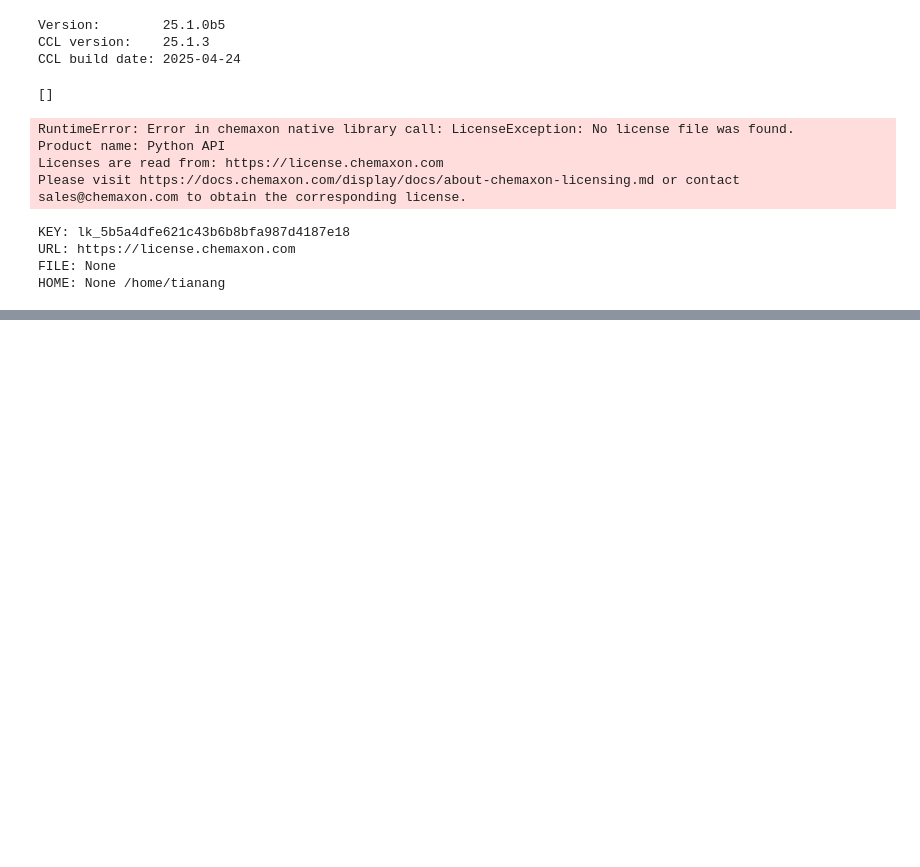
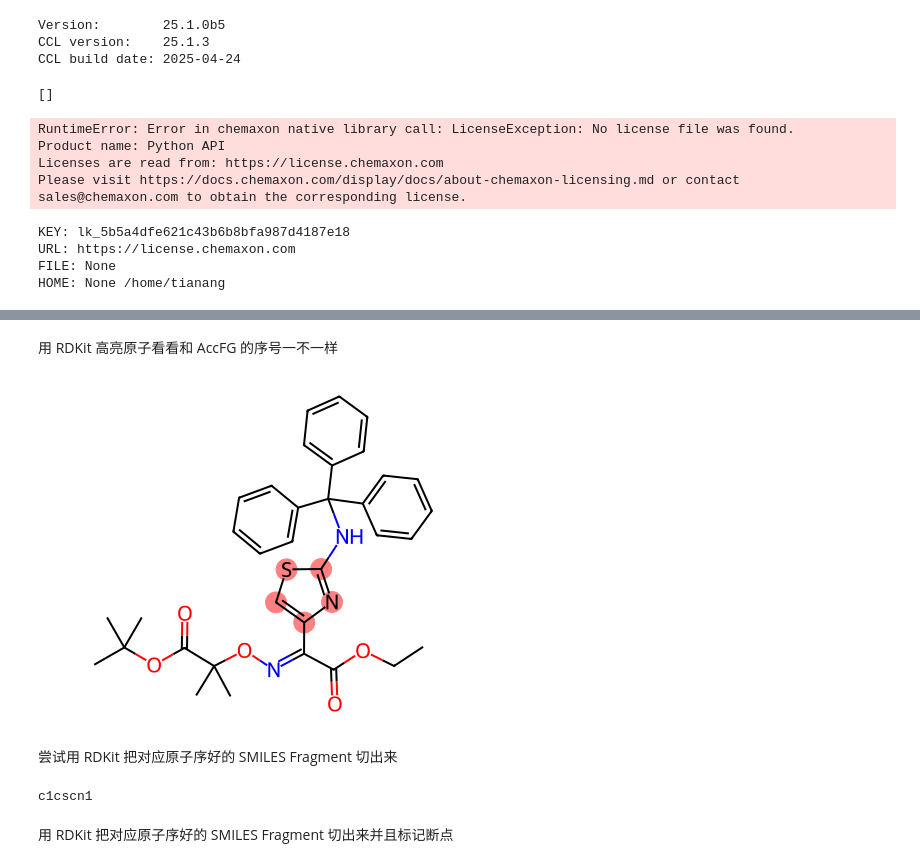
Before and after one commit to DragonDescentZerotsu/Intern-S1-recipe, a Jupyter notebook: debug.ipynb, the cells around one changed output, grey strips where cells are left out. Drawn from its saved outputs; the diff is of its cells as text; code cells hidden in the pictures; blank space fills up the shorter version.

```diff
--- a/debug.ipynb
+++ b/debug.ipynb
@@ -518,0 +633,43 @@ HOME: None /home/tianang
+# %% [markdown]
+用 RDKit 高亮原子看看和 AccFG 的序号一不一样
+# %%
+from rdkit import Chem
+from rdkit.Chem import Draw
+
+smiles = "CCOC(=O)C(=NOC(C)(C)C(=O)OC(C)(C)C)c1csc(NC(c2ccccc2)(c2ccccc2)c2ccccc2)n1"  # 阿司匹林举例
+mol = Chem.MolFromSmiles(smiles)
+
+highlight_atoms = [18, 19, 20, 21, 42]  # 你要高亮的原子序号（0-based）
+
+img = Draw.MolToImage(
+    mol,
+    size=(450, 350),
+    highlightAtoms=highlight_atoms,
+    highlightAtomRadii={i: 0.35 for i in highlight_atoms},  # 可选：圈大一点
+)
+
+img  # 在 notebook 里直接显示；或 img.save("mol.png")
+# %% [output]
+[figure, added]
+# %% [markdown]
+尝试用 RDKit 把对应原子序好的 SMILES Fragment 切出来
+# %%
+from rdkit import Chem
+
+smi = "CCOC(=O)C(=NOC(C)(C)C(=O)OC(C)(C)C)c1csc(NC(c2ccccc2)(c2ccccc2)c2ccccc2)n1"
+mol = Chem.MolFromSmiles(smi)
+
+# 假设这是 AccFG 给你的一个功能团实例（原子编号元组）
+fg_atoms = (18, 19, 20, 21, 42)   # 示例：换成你的 AccFG 输出
+
+frag_smi = Chem.MolFragmentToSmiles(
+    mol,
+    atomsToUse=list(fg_atoms),
+    isomericSmiles=True,
+    canonical=False,   # 不强制重排，通常更便于对照
+)
+print(frag_smi)
+# %% [output]
+c1cscn1
+# %% [markdown]
+用 RDKit 把对应原子序好的 SMILES Fragment 切出来并且标记断点
```
Also changed, not shown: parts of 10 cells of this notebook, 6 other files.
